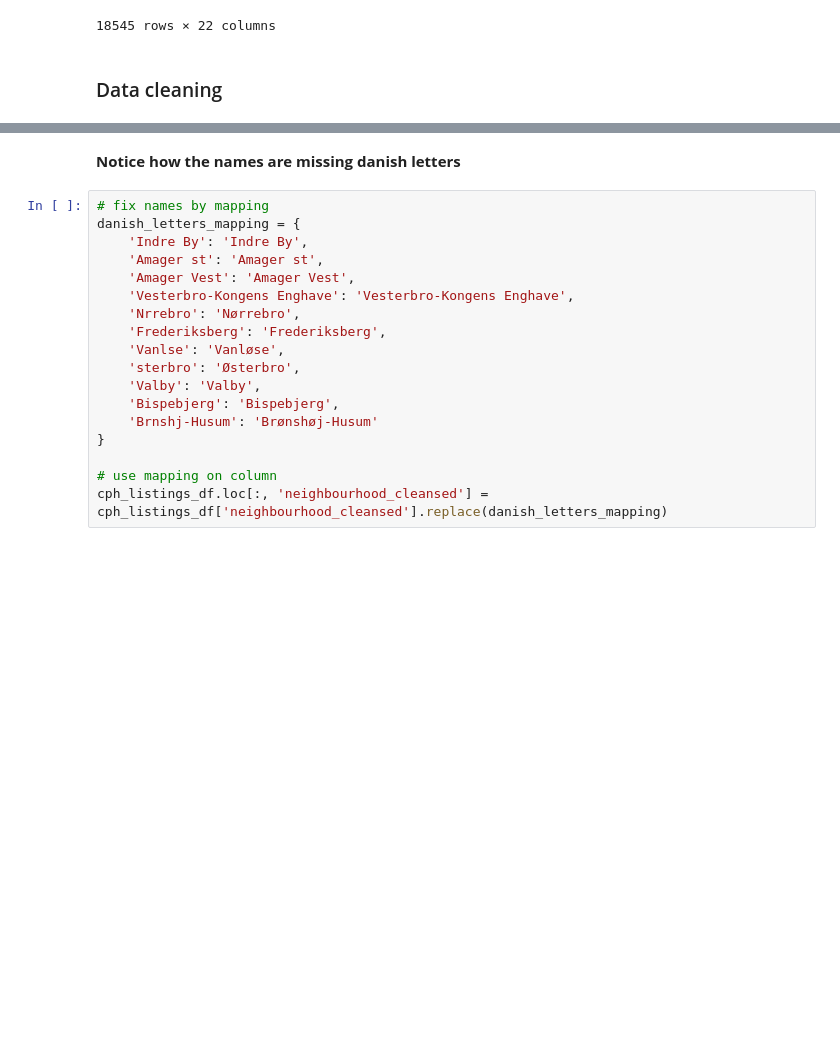
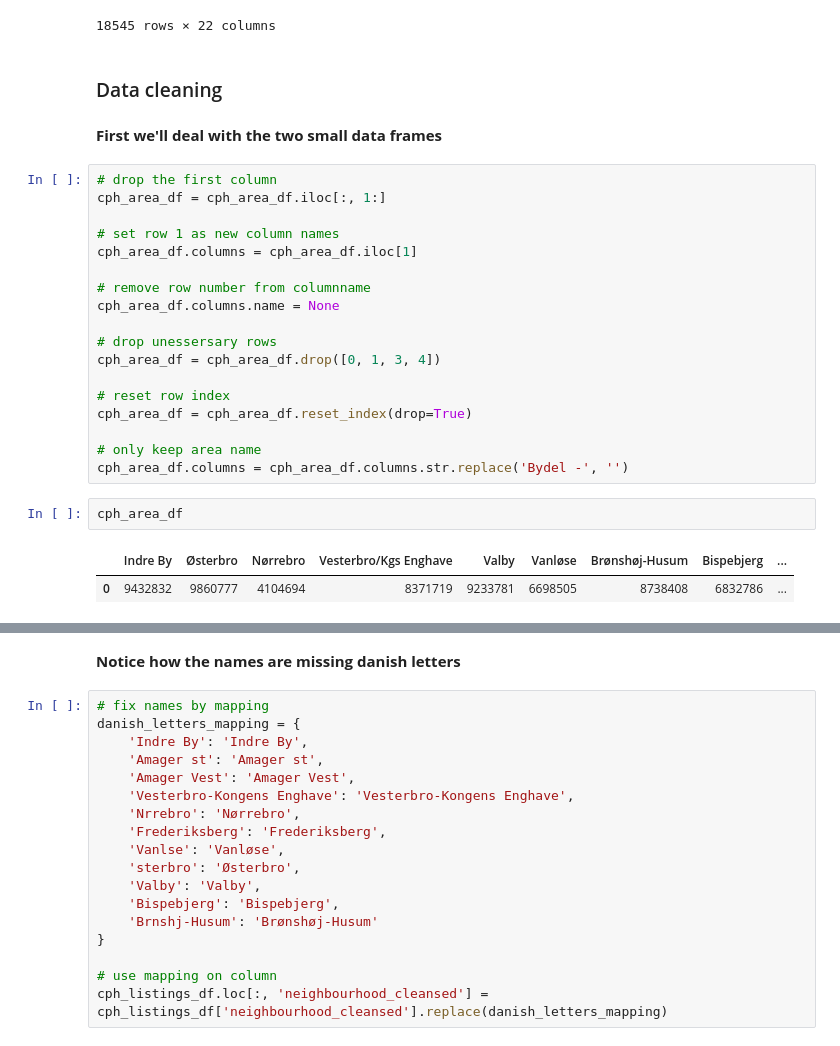
Before and after one commit to cph-mh1088/cph_airbnb, a Jupyter notebook: Airbnb cleaning.ipynb, the cells around one changed output, grey strips where cells are left out. Saved outputs shown, nothing was run; the diff lists cells and outputs as text; blank space fills up the shorter version.

```diff
--- a/Airbnb cleaning.ipynb
+++ b/Airbnb cleaning.ipynb
@@ -101,3 +130,28 @@ cph_listings_df
 18545 rows × 22 columns
 # %% [markdown]
 ### Data cleaning
+# %% [markdown]
+**First we'll deal with the two small data frames**
+# %%
+# drop the first column
+cph_area_df = cph_area_df.iloc[:, 1:]
+
+# set row 1 as new column names
+cph_area_df.columns = cph_area_df.iloc[1]
+
+# remove row number from columnname
+cph_area_df.columns.name = None
+
+# drop unessersary rows
+cph_area_df = cph_area_df.drop([0, 1, 3, 4])
+
+# reset row index
+cph_area_df = cph_area_df.reset_index(drop=True)
+
+# only keep area name
+cph_area_df.columns = cph_area_df.columns.str.replace('Bydel -', '')
+# %%
+cph_area_df
+# %% [output]
+|  | Indre By | Østerbro | Nørrebro | Vesterbro/Kgs Enghave | Valby | Vanløse | Brønshøj-Husum | Bispebjerg | ... |
+| 0 | 9432832 | 9860777 | 4104694 | 8371719 | 9233781 | 6698505 | 8738408 | 6832786 | ... |
```
Also changed, not shown: parts of 74 cells of this notebook, 3 other files.
